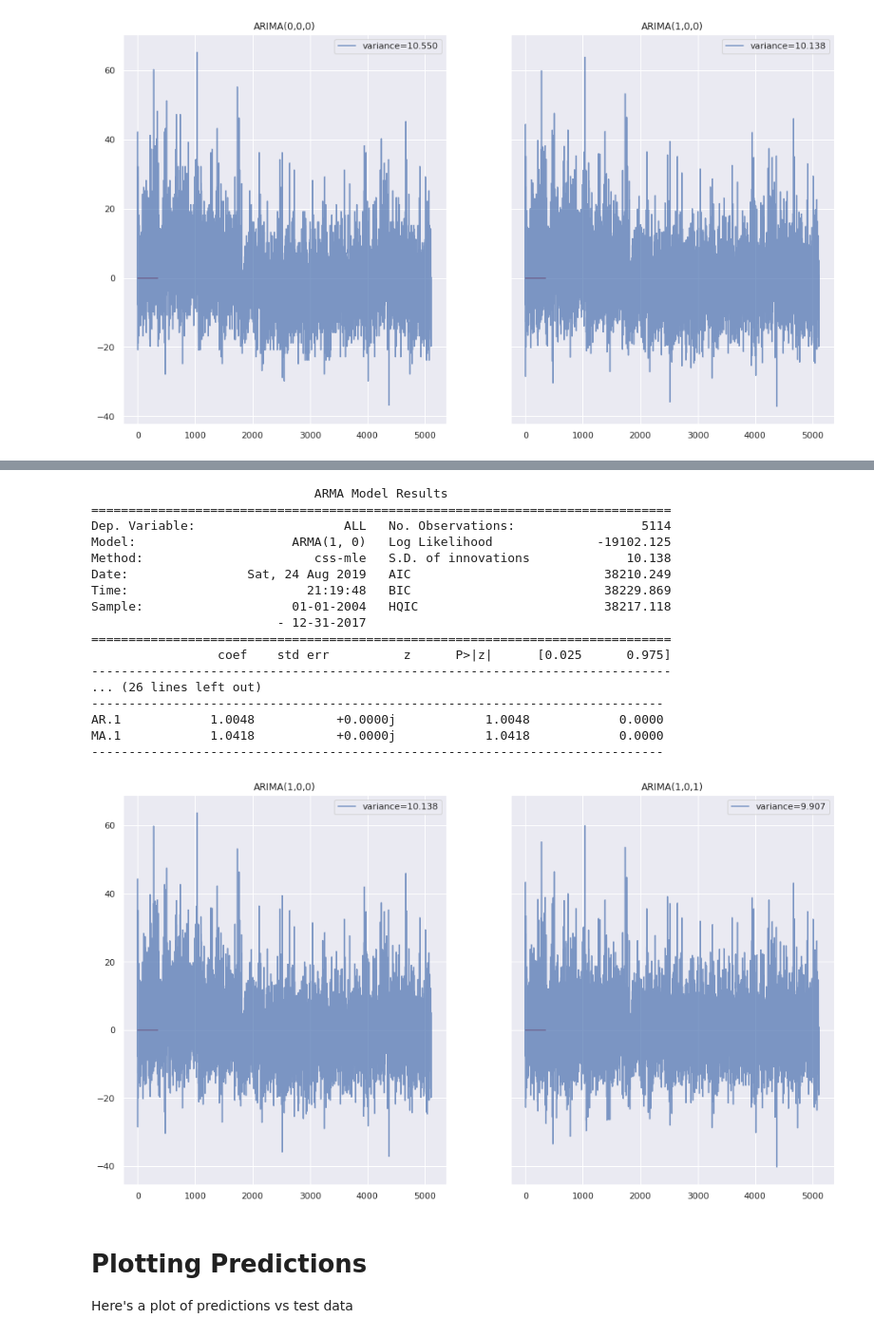
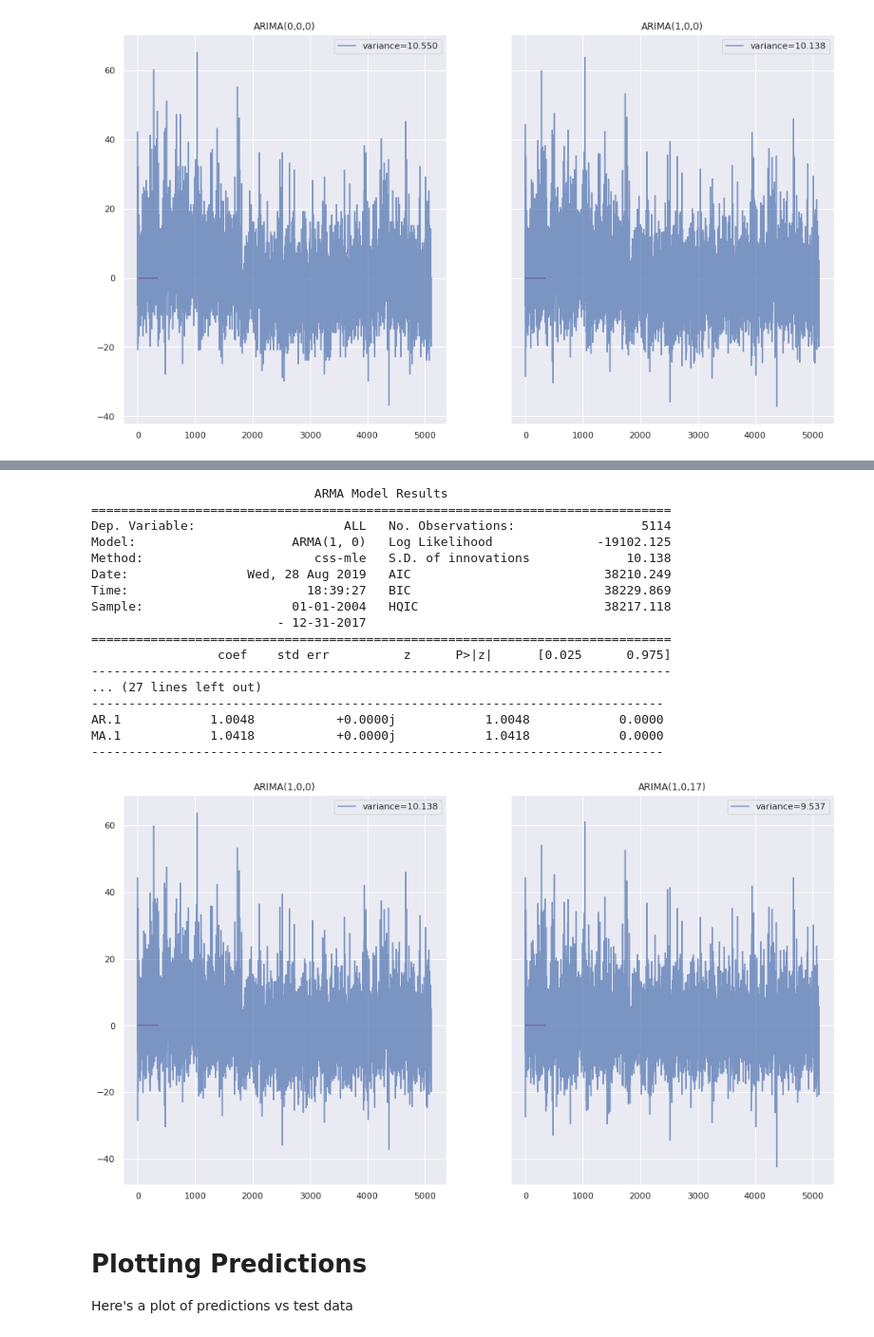
Before and after one commit to andrewmaurer/ml-techniques, a Jupyter notebook: Time Series Forecasting.ipynb, the cells around one changed output, grey strips where cells are left out. Shown at 95% size. Cells and saved outputs as stored; diff of their text form; code cells hidden in the pictures.

```diff
--- a/Time Series Forecasting.ipynb
+++ b/Time Series Forecasting.ipynb
@@ -392,6 +426,7 @@ ax[1].legend();
 model = ARIMA(train_data, (1,0,0), freq='D')
 res_100 = model.fit()
 print(res_100.summary())
+print(res_100.aic)
 
 model = ARIMA(train_data, (1,0,1), freq='D')
 res_101 = model.fit()
@@ -402,30 +437,34 @@ print(res_101.summary())
 Dep. Variable:                    ALL   No. Observations:                 5114
 Model:                     ARMA(1, 0)   Log Likelihood              -19102.125
 Method:                       css-mle   S.D. of innovations             10.138
-Date:                Sat, 24 Aug 2019   AIC                          38210.249
-Time:                        21:19:48   BIC                          38229.869
+Date:                Wed, 28 Aug 2019   AIC                          38210.249
+Time:                        18:39:27   BIC                          38229.869
 Sample:                    01-01-2004   HQIC                         38217.118
                          - 12-31-2017
 ==============================================================================
                  coef    std err          z      P>|z|      [0.025      0.975]
 ------------------------------------------------------------------------------
-... (26 lines left out)
+... (27 lines left out)
 -----------------------------------------------------------------------------
 AR.1            1.0048           +0.0000j            1.0048            0.0000
 MA.1            1.0418           +0.0000j            1.0418            0.0000
 -----------------------------------------------------------------------------
 # %%
+chosen_model = model = ARIMA(train_data, (1,0,17), freq='D')
+chosen_model = chosen_model.fit()
+
+
 fig, ax = plt.subplots(1, 2, sharey=True, figsize=(16, 9))
-ax[1].plot(res_101.resid.values, alpha=0.7, label='variance={:.3f}'.format(np.std(res_101.resid.values)));
+ax[1].plot(chosen_model.resid.values, alpha=0.7, label='variance={:.3f}'.format(np.std(chosen_model.resid.values)));
 ax[1].hlines(0, xmin=0, xmax=350, color='r');
-ax[1].set_title("ARIMA(1,0,1)");
+ax[1].set_title("ARIMA(1,0,17)");
 ax[1].legend();
 ax[0].plot(res_100.resid.values, alpha=0.7, label='variance={:.3f}'.format(np.std(res_100.resid.values)));
 ax[0].hlines(0, xmin=0, xmax=350, color='r');
 ax[0].set_title("ARIMA(1,0,0)");
 ax[0].legend();
 # %% [output]
-[figure, old version]
+[figure, new version]
 # %% [markdown]
 # Plotting Predictions
 
```
Also changed, not shown: parts of 15 cells of this notebook.
